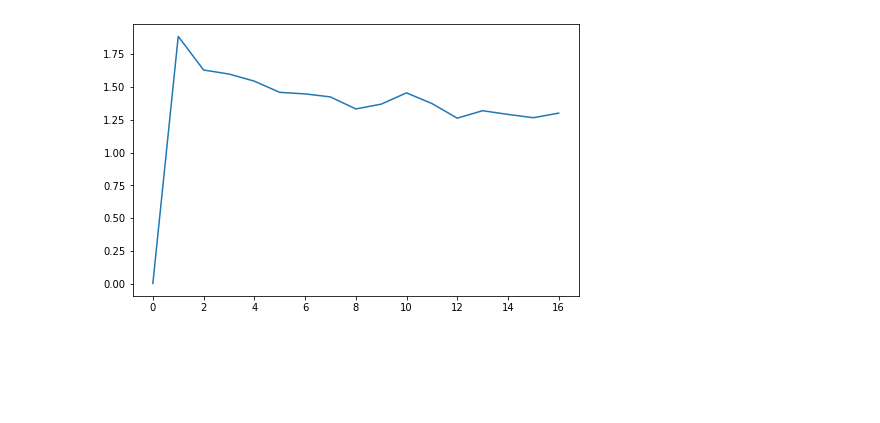
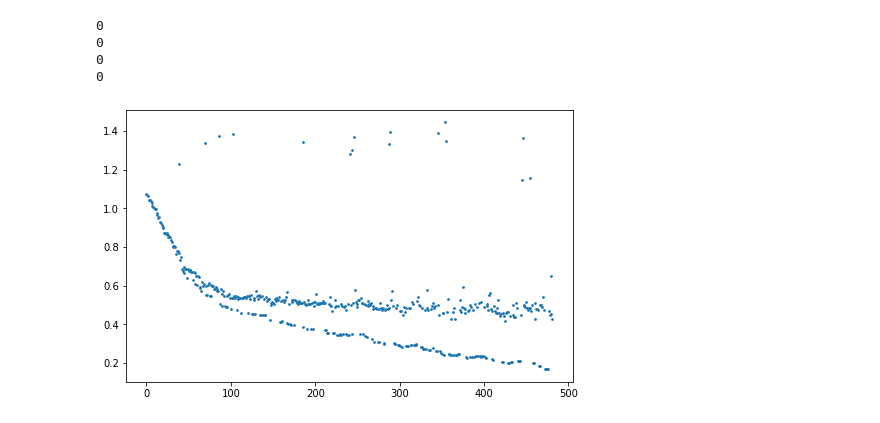
Before and after one commit to vandenbroecksebastiaan/name_recognition, a Jupyter notebook: name_classification.ipynb, the cells around one changed output. Saved outputs shown, nothing was run; the diff lists cells and outputs as text; code cells hidden in the pictures; blank space fills up the shorter version.

```diff
--- a/name_classification.ipynb
+++ b/name_classification.ipynb
@@ -220,0 +134,11 @@ for epoch in range(1):
+# %%
+# Check for nan values in data
+print(sum([torch.isnan(i).sum().item() for i in x_train]))
+print(sum([torch.isnan(i).sum().item() for i in x_val]))
+print(sum([torch.isnan(i).sum().item() for i in y_train]))
+print(sum([torch.isnan(i).sum().item() for i in y_val]))
+# %% [output]
+0
+0
+0
+0
@@ -249,12 +216,13 @@ def train_one_epoch():
 
 
 train_one_epoch()
-# %%
-plt.figure(figsize=(8, 5))
-plt.plot(all_losses)
-plt.show()
-# %% [output]
-[figure, removed]
+# %%
+train_loss = [i.detach().numpy() for i in train_loss]
+plt.figure(figsize=(8, 5))
+plt.scatter(list(range(len(train_loss))), train_loss, s=3)
+plt.show()
+# %% [output]
+[figure, added]
 # %%
 def evaluate(line_tensor):
     hidden = rnn.init_hidden()
```
Also changed, not shown: parts of 7 cells of this notebook.
